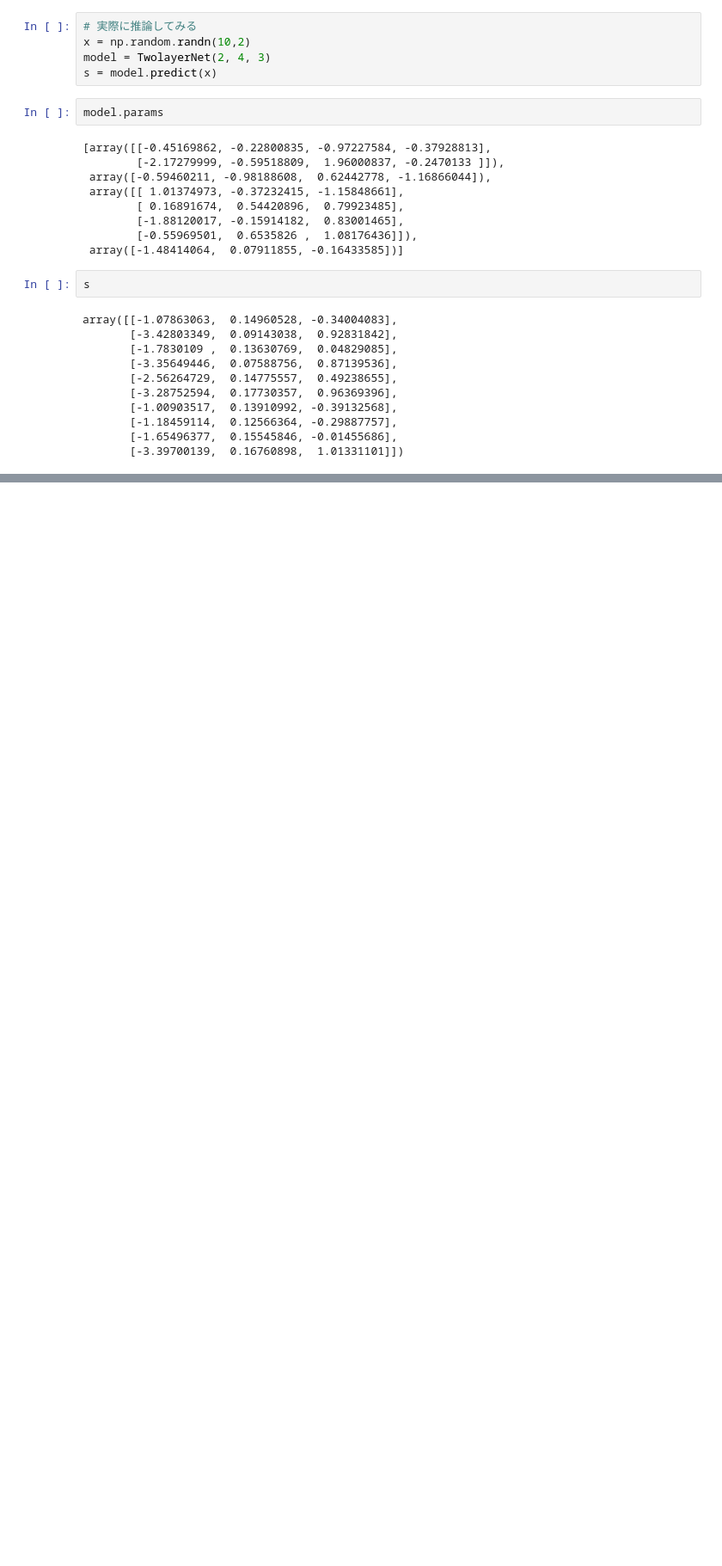
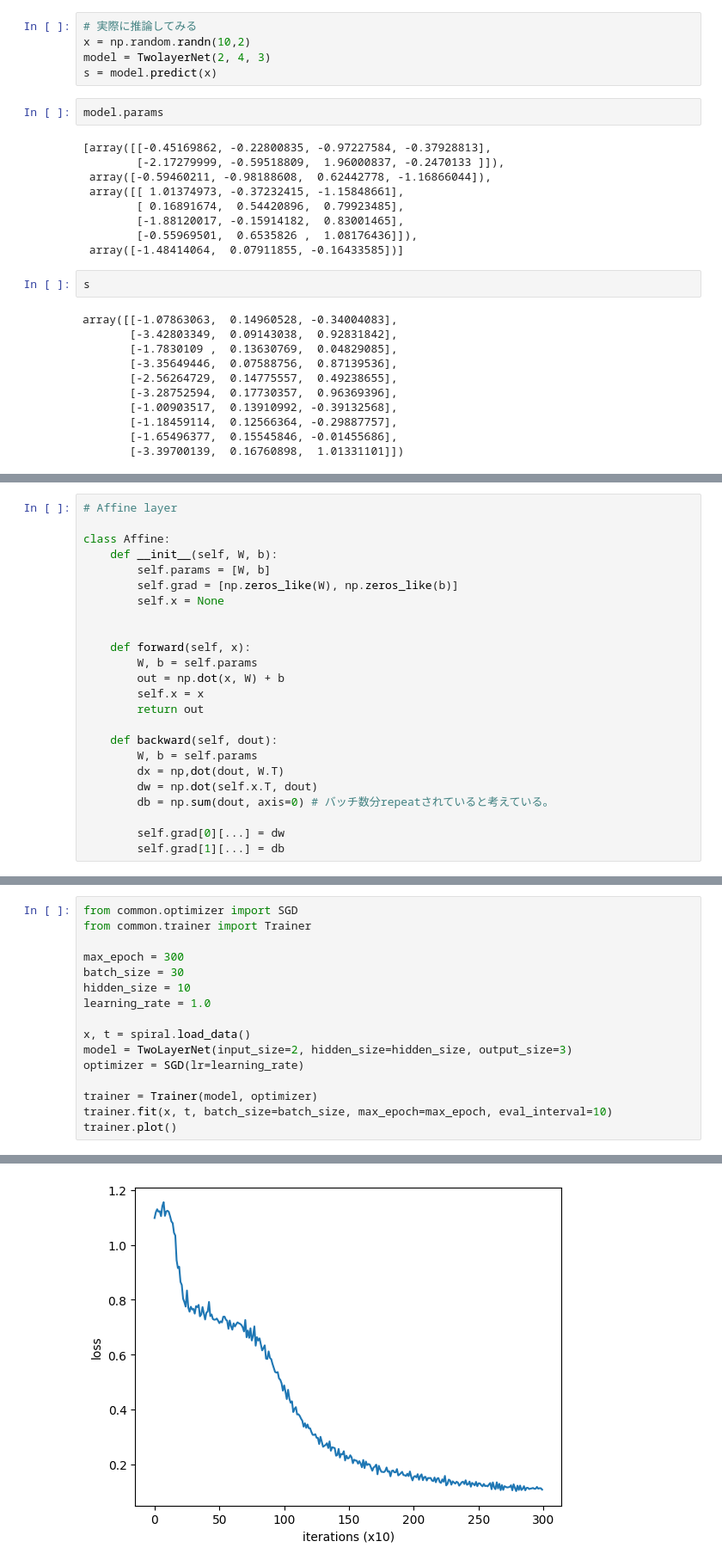
Before and after one commit to Masato-210831/For_study, a Jupyter notebook: Python_code/2_deep learning built from scratch/chapter1.ipynb, the cells around one changed output, grey strips where cells are left out. Shown at 86% size. Cells and saved outputs as stored; diff of their text form; blank space fills up the shorter version.

```diff
--- a/Python_code/2_deep learning built from scratch/chapter1.ipynb
+++ b/Python_code/2_deep learning built from scratch/chapter1.ipynb
@@ -109,0 +159,24 @@ array([[-1.07863063,  0.14960528, -0.34004083],
+# %%
+# Affine layer
+
+class Affine:
+    def __init__(self, W, b):
+        self.params = [W, b]
+        self.grad = [np.zeros_like(W), np.zeros_like(b)]
+        self.x = None
+
+
+    def forward(self, x):
+        W, b = self.params
+        out = np.dot(x, W) + b
+        self.x = x
+        return out
+
+    def backward(self, dout):
+        W, b = self.params
+        dx = np,dot(dout, W.T)
+        dw = np.dot(self.x.T, dout)
+        db = np.sum(dout, axis=0) # バッチ数分repeatされていると考えている。
+
+        self.grad[0][...] = dw
+        self.grad[1][...] = db
@@ -109,0 +351,17 @@ array([[-1.07863063,  0.14960528, -0.34004083],
+# %%
+from common.optimizer import SGD
+from common.trainer import Trainer
+
+max_epoch = 300
+batch_size = 30
+hidden_size = 10
+learning_rate = 1.0
+
+x, t = spiral.load_data()
+model = TwoLayerNet(input_size=2, hidden_size=hidden_size, output_size=3)
+optimizer = SGD(lr=learning_rate)
+
+trainer = Trainer(model, optimizer)
+trainer.fit(x, t, batch_size=batch_size, max_epoch=max_epoch, eval_interval=10)
+trainer.plot()
+# %% [output]
@@ -109,0 +385 @@ array([[-1.07863063,  0.14960528, -0.34004083],
+[figure, added]
```
Also changed, not shown: parts of 12 cells of this notebook, 10 other files.
